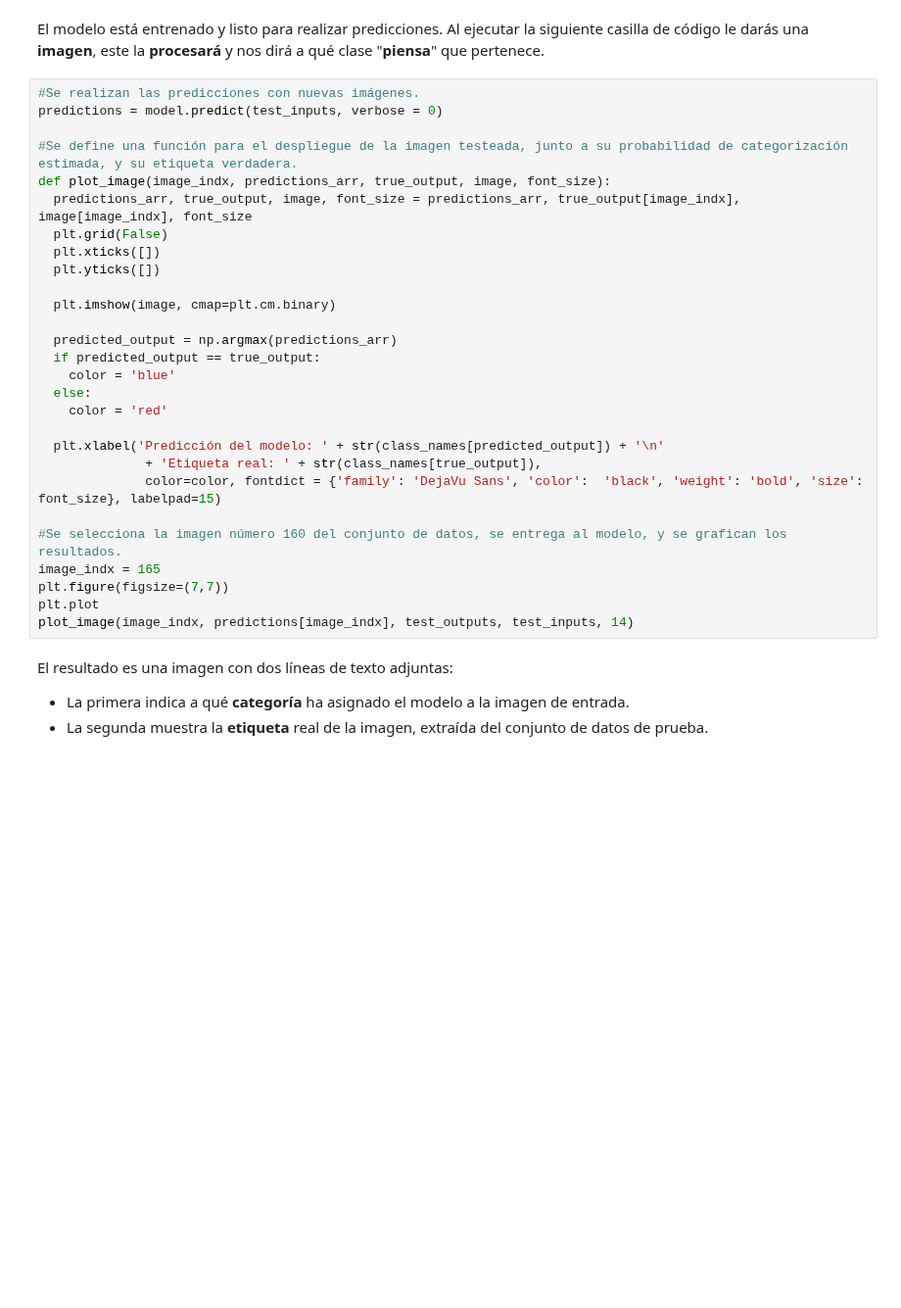
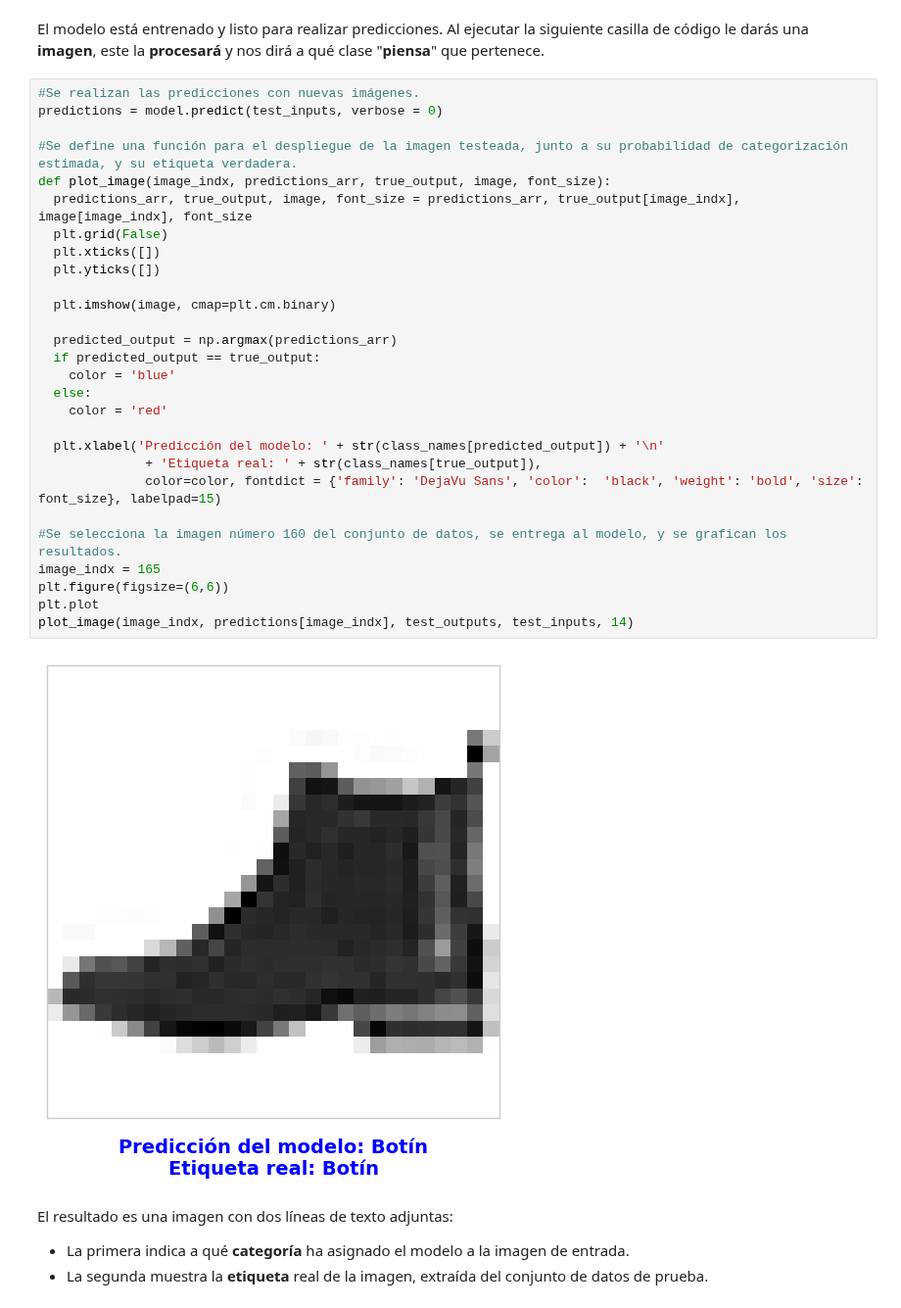
Before and after one commit to DanielDialektico/machine-learning-practices, a Jupyter notebook: Redes Neuronales/RNA_Clasificación_de_Prendas.ipynb, the cells around one changed output. Shown at 98% size. Cells and saved outputs as stored; diff of their text form; blank space fills up the shorter version.

```diff
--- a/Redes Neuronales/RNA_Clasificación_de_Prendas.ipynb
+++ b/Redes Neuronales/RNA_Clasificación_de_Prendas.ipynb
@@ -190,31 +223,33 @@ El modelo está entrenado y listo para realizar predicciones. Al ejecutar la sig
 # %%
 #Se realizan las predicciones con nuevas imágenes.
 predictions = model.predict(test_inputs, verbose = 0)
 
 #Se define una función para el despliegue de la imagen testeada, junto a su probabilidad de categorización estimada, y su etiqueta verdadera.
 def plot_image(image_indx, predictions_arr, true_output, image, font_size):
   predictions_arr, true_output, image, font_size = predictions_arr, true_output[image_indx], image[image_indx], font_size
   plt.grid(False)
   plt.xticks([])
   plt.yticks([])
 
   plt.imshow(image, cmap=plt.cm.binary)
 
   predicted_output = np.argmax(predictions_arr)
   if predicted_output == true_output:
     color = 'blue'
   else:
     color = 'red'
 
   plt.xlabel('Predicción del modelo: ' + str(class_names[predicted_output]) + '\n'
               + 'Etiqueta real: ' + str(class_names[true_output]),
               color=color, fontdict = {'family': 'DejaVu Sans', 'color':  'black', 'weight': 'bold', 'size': font_size}, labelpad=15)
 
 #Se selecciona la imagen número 160 del conjunto de datos, se entrega al modelo, y se grafican los resultados.
 image_indx = 165
-plt.figure(figsize=(7,7))
+plt.figure(figsize=(6,6))
 plt.plot
 plot_image(image_indx, predictions[image_indx], test_outputs, test_inputs, 14)
+# %% [output]
+[figure, added]
 # %% [markdown]
 El resultado es una imagen con dos líneas de texto adjuntas:
 
```
Also changed, not shown: parts of 6 cells of this notebook.
